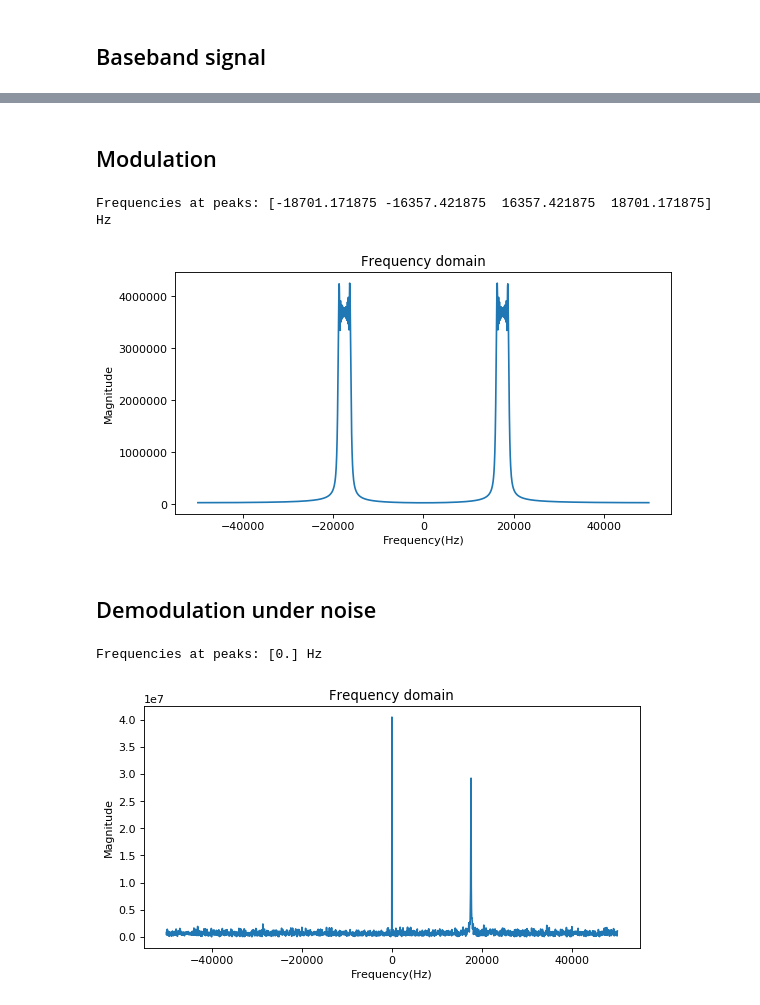
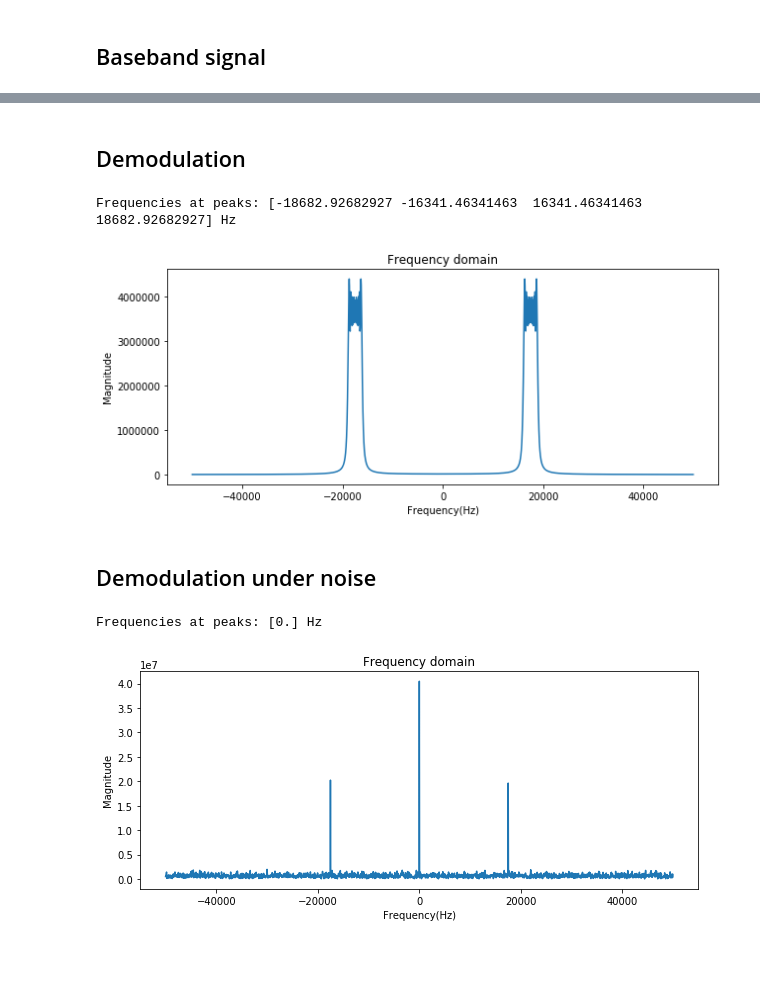
Before and after one commit to araobp/ultrasonic-communication, a Jupyter notebook: simulation/OrthogonalChirp.ipynb, the cells around one changed output, grey strips where cells are left out. Saved outputs shown, nothing was run; the diff lists cells and outputs as text; code cells hidden in the pictures; blank space fills up the shorter version.

```diff
--- a/simulation/OrthogonalChirp.ipynb
+++ b/simulation/OrthogonalChirp.ipynb
@@ -105,2 +6,9 @@ def plot_wave(wave, real_only=True, logscale=False):
+# %%
+F0 = 16000
+F1 = 19000
+AMPLITUDE=20000
+
+st = Signal(f0=F0, f1=F1, fs=44100, T=0.0205, A=AMPLITUDE)
+sr = Signal(f0=F0, f1=F1, fs=100000, T=0.0205, A=AMPLITUDE)
 # %% [markdown]
 ## Baseband signal
@@ -111,19 +30,22 @@ plot_wave(chirp(f0=50, f1=800, T=0.0205), real_only=False)
 # %% [markdown]
-## Modulation
+## Demodulation
 # %%
-Ccos = real(chirp())
-Csin = imag(chirp())
+# Signal recived by the receiver
+Ccos = real(sr.chirp())
+Csin = imag(sr.chirp())
 W = Ccos + Csin
-plot_fft(W)
+sr.plot_fft(W)
 # %% [output]
-Frequencies at peaks: [-18701.171875 -16357.421875  16357.421875  18701.171875] Hz
+Frequencies at peaks: [-18682.92682927 -16341.46341463  16341.46341463  18682.92682927] Hz
-[figure, old version]
+[figure, new version]
 # %% [markdown]
 ## Demodulation under noise
 # %%
 # Noise
-noise = white_noise() + constant_noise(f=0) + constant_noise(f=F0+(F1-F0)/2)
-plot_fft(noise)
+noise = sr.white_noise(A=AMPLITUDE) + \
+    sr.constant_noise(f=0, A=AMPLITUDE) + \
+    sr.constant_noise(f=F0+(F1-F0)/2, A=AMPLITUDE)
+sr.plot_fft(noise)
 # %% [output]
 Frequencies at peaks: [0.] Hz
-[figure, old version]
+[figure, new version]
```
Also changed, not shown: parts of 20 cells of this notebook, 2 other files.
